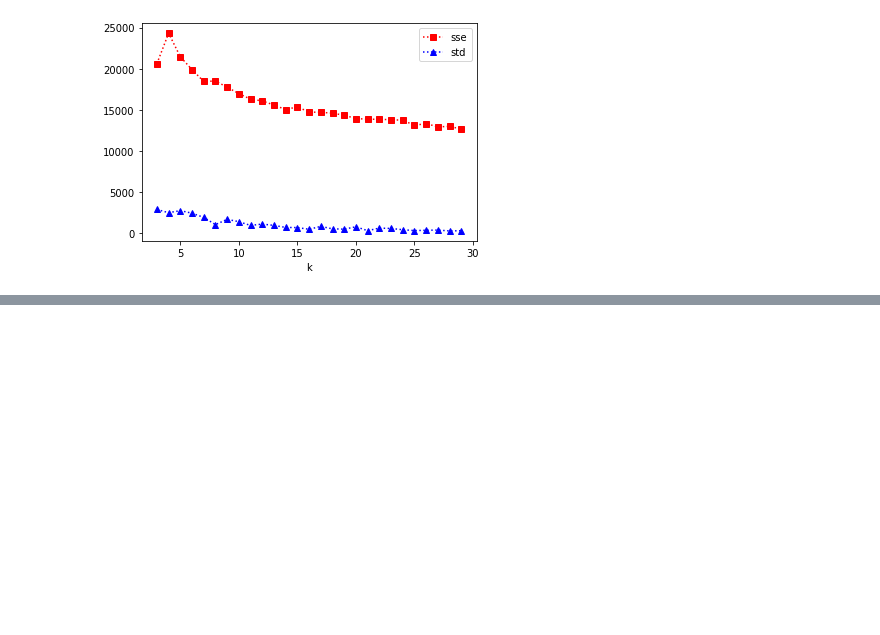
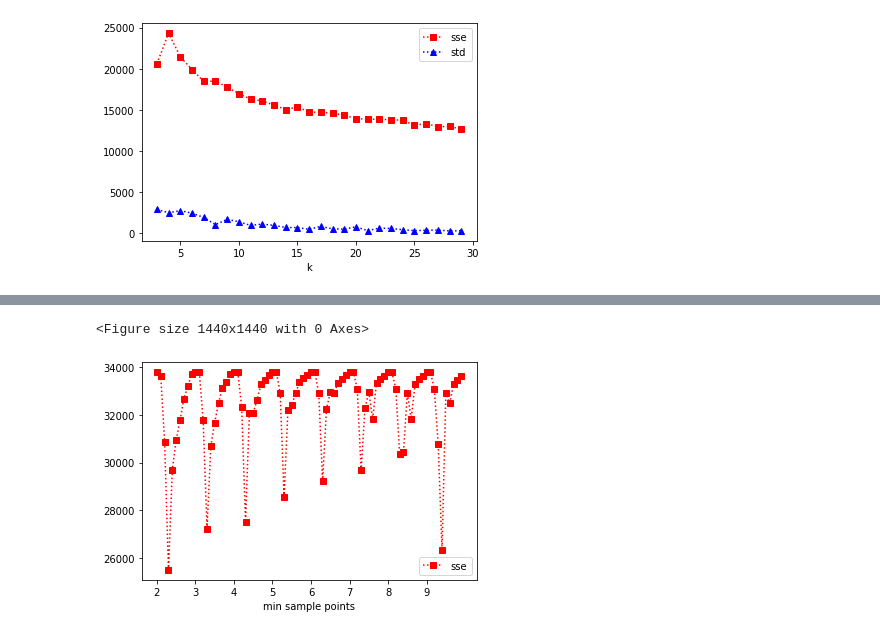
Before and after one commit to luojunhui1/AnomalyExpriments, a Jupyter notebook: test.ipynb, the cells around one changed output, grey strips where cells are left out. Saved outputs shown, nothing was run; the diff lists cells and outputs as text; code cells hidden in the pictures; blank space fills up the shorter version.

```diff
--- a/test.ipynb
+++ b/test.ipynb
@@ -183,0 +120,11 @@ sse_split, sse_nonsplit 3246.323769590114 35085.52026455094
+# %%
+dbscan_sse = []
+dbscan_stds = []
+for i in range(2, 10):
+    for j in [0.5, 1., 1.5, 2., 2.5, 3., 3.5, 4., 4.5, 5.]:
+        cur_sses = []
+        for k in range(10):
+            centroid, cluster_assment=dbscan_lib(inflow_norm, eps = j, minPts=i)
+            cur_sses.append(sum(cluster_assment[:,1]))
+        dbscan_sse.append(sum(cur_sses)/10)
+        dbscan_stds.append(std(cur_sses, ddof=1))
@@ -183,0 +149,11 @@ sse_split, sse_nonsplit 3246.323769590114 35085.52026455094
+# %%
+fig = plt.figure(figsize=(20, 20))
+_, ax = plt.subplots()
+ax.plot(range(0, 80), dbscan_sse, c='r', ls=':', marker='s', label='sse')
+ax.set_xlabel('min sample points')
+plt.xticks(range(0, 80, 10), tuple(range(2, 10)))
+plt.legend()
+plt.show()
+# %% [output]
+<Figure size 1440x1440 with 0 Axes>
+[figure, added]
```
Also changed, not shown: parts of 16 cells of this notebook, 29 other files.
